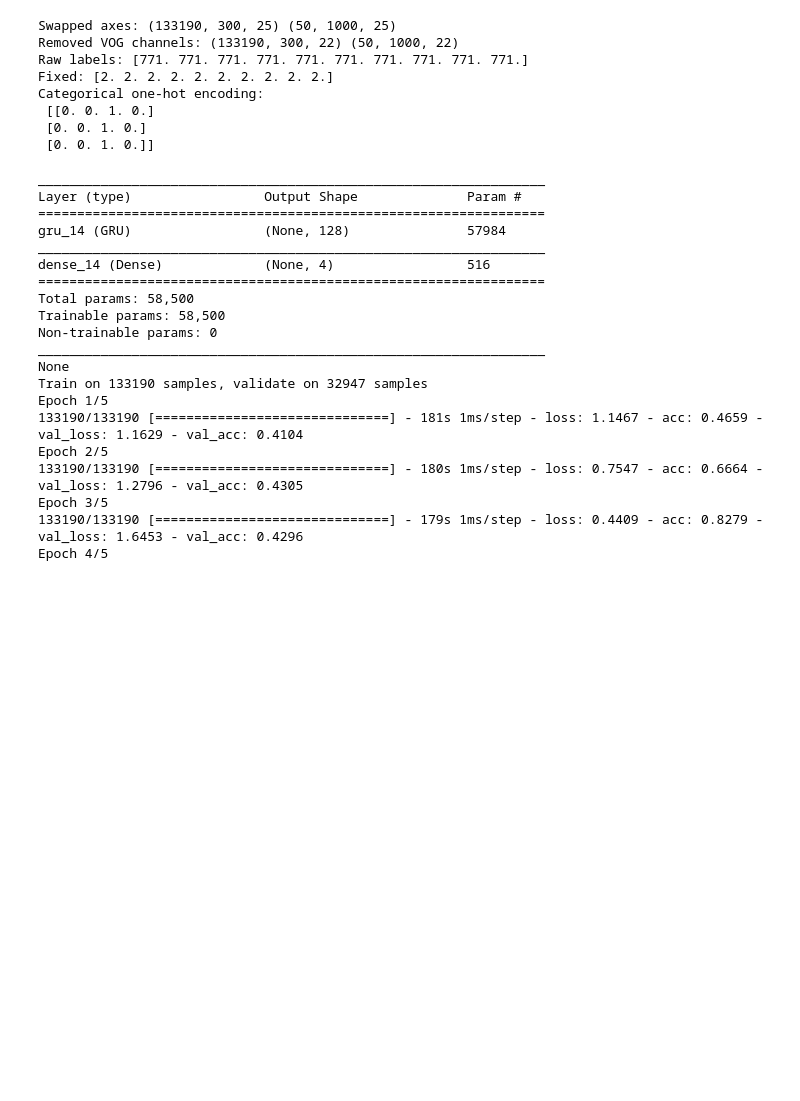
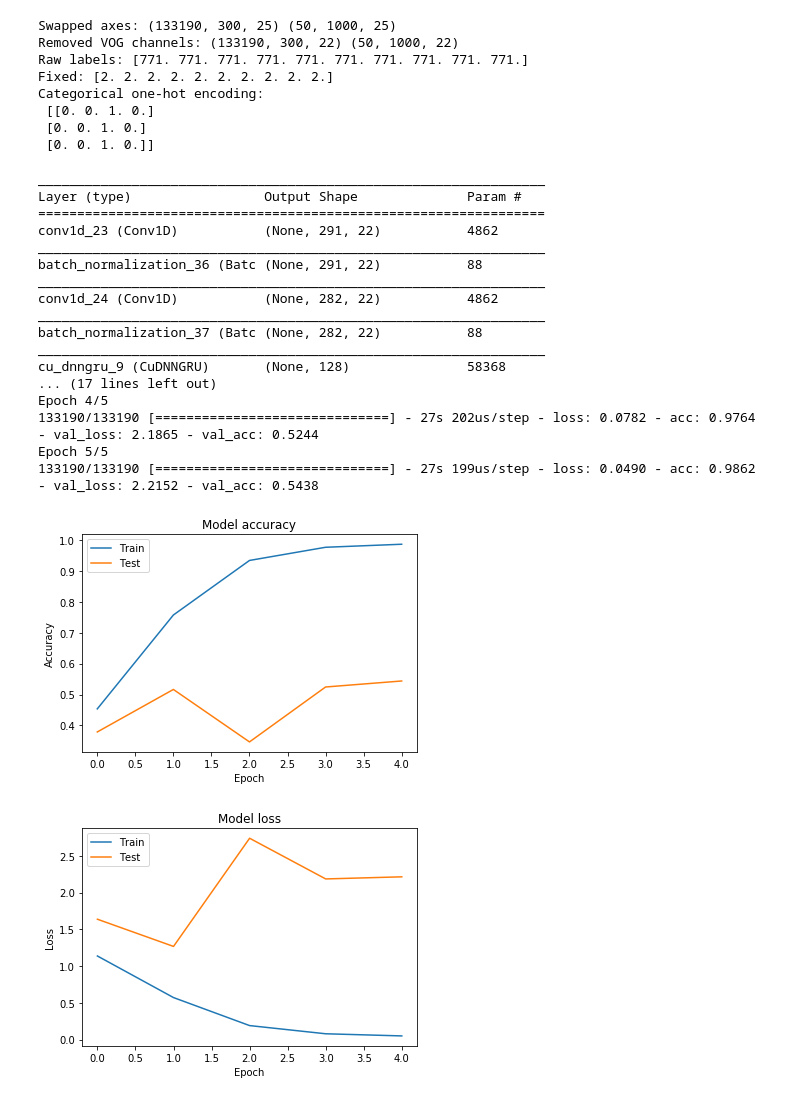
Before and after one commit to ltecot/eeg_project, a Jupyter notebook: PersonSpecific.ipynb, the cells around one changed output. Cells and saved outputs as stored; diff of their text form; code cells hidden in the pictures; blank space fills up the shorter version.

```diff
--- a/PersonSpecific.ipynb
+++ b/PersonSpecific.ipynb
@@ -168,13 +168,19 @@ lrt = 0.00005
 #1 Plain
 
 #################### RNN training
+from keras.layers import Dropout
 input_dim = k_X_train.shape[1:]
 gru_units_sub = 128
 
 model = Sequential()
-#model.add(keras.layers.Conv1D(22, 10, ))
-#model.add(keras.layers.BatchNormalization())
-model.add(GRU(gru_units_sub, recurrent_dropout=.4, input_shape=input_dim))
+model.add(keras.layers.Conv1D(22, 10, input_shape=input_dim))
+model.add(keras.layers.BatchNormalization())
+model.add(keras.layers.Conv1D(22, 10))
+model.add(keras.layers.BatchNormalization())
+#model.add(keras.layers.CuDNNLSTM(64, input_shape=input_dim, return_sequences=True))
+#model.add(Dropout(0.5))
+model.add(keras.layers.CuDNNGRU(gru_units_sub, input_shape=input_dim))
+model.add(keras.layers.BatchNormalization())
 model.add(Dense(4, activation="softmax"))
 model.compile(loss="categorical_crossentropy",
               optimizer="rmsprop",
@@ -185,44 +191,43 @@ print(model.summary())
 history = model.fit(k_X_train, k_y_train_categ,
                     validation_data=(k_X_val, k_y_val_categ),
                     epochs=5, verbose=1, batch_size=256)
 
 
 
 #################### RNN loss and accuracy plotting
 # Plot training & validation accuracy values
 plt.plot(history.history['acc'])
 plt.plot(history.history['val_acc'])
 plt.title('Model accuracy')
 plt.ylabel('Accuracy')
 plt.xlabel('Epoch')
 plt.legend(['Train', 'Test'], loc='upper left')
 plt.show()
 # Plot training & validation loss values
 plt.plot(history.history['loss'])
 plt.plot(history.history['val_loss'])
 plt.title('Model loss')
 plt.ylabel('Loss')
 plt.xlabel('Epoch')
 plt.legend(['Train', 'Test'], loc='upper left')
 plt.show()
 # %% [output]
 _________________________________________________________________
 Layer (type)                 Output Shape              Param #
 =================================================================
-gru_14 (GRU)                 (None, 128)               57984
+conv1d_23 (Conv1D)           (None, 291, 22)           4862
 _________________________________________________________________
-dense_14 (Dense)             (None, 4)                 516
-=================================================================
-Total params: 58,500
-Trainable params: 58,500
-Non-trainable params: 0
+batch_normalization_36 (Batc (None, 291, 22)           88
 _________________________________________________________________
-None
-Train on 133190 samples, validate on 32947 samples
-Epoch 1/5
-133190/133190 [==============================] - 181s 1ms/step - loss: 1.1467 - acc: 0.4659 - val_loss: 1.1629 - val_acc: 0.4104
-Epoch 2/5
-133190/133190 [==============================] - 180s 1ms/step - loss: 0.7547 - acc: 0.6664 - val_loss: 1.2796 - val_acc: 0.4305
-Epoch 3/5
-133190/133190 [==============================] - 179s 1ms/step - loss: 0.4409 - acc: 0.8279 - val_loss: 1.6453 - val_acc: 0.4296
+conv1d_24 (Conv1D)           (None, 282, 22)           4862
+_________________________________________________________________
+batch_normalization_37 (Batc (None, 282, 22)           88
+_________________________________________________________________
+cu_dnngru_9 (CuDNNGRU)       (None, 128)               58368
+... (17 lines left out)
 Epoch 4/5
+133190/133190 [==============================] - 27s 202us/step - loss: 0.0782 - acc: 0.9764 - val_loss: 2.1865 - val_acc: 0.5244
+Epoch 5/5
+133190/133190 [==============================] - 27s 199us/step - loss: 0.0490 - acc: 0.9862 - val_loss: 2.2152 - val_acc: 0.5438
+[figure, added]
+[figure, added]
```
Also changed, not shown: parts of 5 cells of this notebook, 13 other files.
